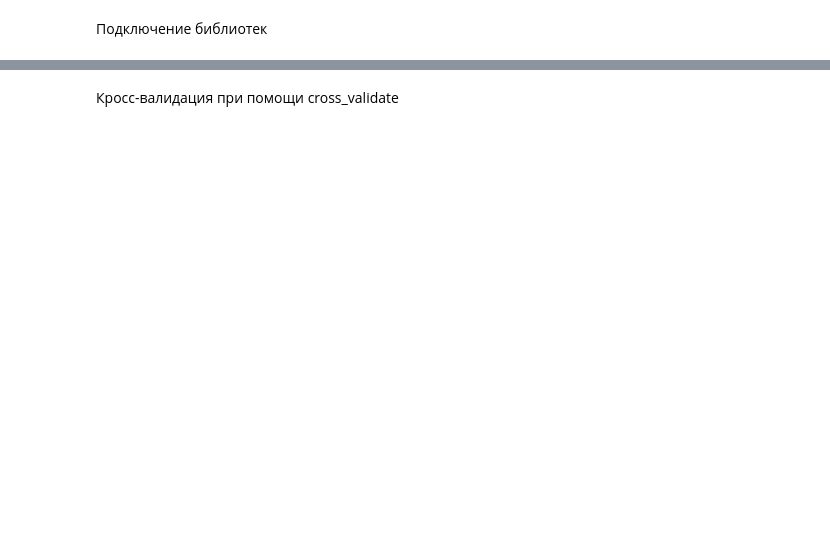
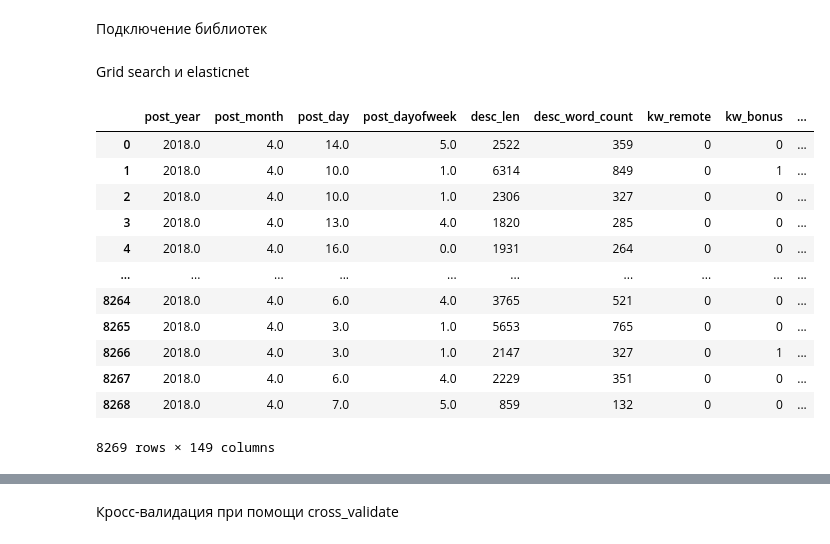
Before and after one commit to DenisShulyak/MachineLearning.JobPostingsinEurope, a Jupyter notebook: 2. Cross validation.ipynb, the cells around one changed output, grey strips where cells are left out. Cells and saved outputs as stored; diff of their text form; code cells hidden in the pictures; blank space fills up the shorter version.

Commit message:
grid_search, elasticNet, cross_validation

```diff
--- a/2. Cross validation.ipynb
+++ b/2. Cross validation.ipynb
@@ -8,6 +9,22 @@ import seaborn as sns
+# %% [markdown]
+Grid search и elasticnet
 # %%
 df = pd.read_csv("processed_emed_careers_eu.csv")
-
-# ДАННЫЕ ПОФИКСИТЬ!!!
-df = df[df['salary_avg'] > 0].copy()
-df = df.fillna(0)
+df
+# # ДАННЫЕ ПОФИКСИТЬ!!!
+# df = df[df['salary_avg'] > 0].copy()
+# df = df.fillna(0)
+# %% [output]
+|  | post_year | post_month | post_day | post_dayofweek | desc_len | desc_word_count | kw_remote | kw_bonus | ... |
+| 0 | 2018.0 | 4.0 | 14.0 | 5.0 | 2522 | 359 | 0 | 0 | ... |
+| 1 | 2018.0 | 4.0 | 10.0 | 1.0 | 6314 | 849 | 0 | 1 | ... |
+| 2 | 2018.0 | 4.0 | 10.0 | 1.0 | 2306 | 327 | 0 | 0 | ... |
+| 3 | 2018.0 | 4.0 | 13.0 | 4.0 | 1820 | 285 | 0 | 0 | ... |
+| 4 | 2018.0 | 4.0 | 16.0 | 0.0 | 1931 | 264 | 0 | 0 | ... |
+| ... | ... | ... | ... | ... | ... | ... | ... | ... | ... |
+| 8264 | 2018.0 | 4.0 | 6.0 | 4.0 | 3765 | 521 | 0 | 0 | ... |
+| 8265 | 2018.0 | 4.0 | 3.0 | 1.0 | 5653 | 765 | 0 | 0 | ... |
+| 8266 | 2018.0 | 4.0 | 3.0 | 1.0 | 2147 | 327 | 0 | 1 | ... |
+| 8267 | 2018.0 | 4.0 | 6.0 | 4.0 | 2229 | 351 | 0 | 0 | ... |
+| 8268 | 2018.0 | 4.0 | 7.0 | 5.0 | 859 | 132 | 0 | 0 | ... |
+8269 rows × 149 columns
```
Also changed, not shown: parts of 30 cells of this notebook.
